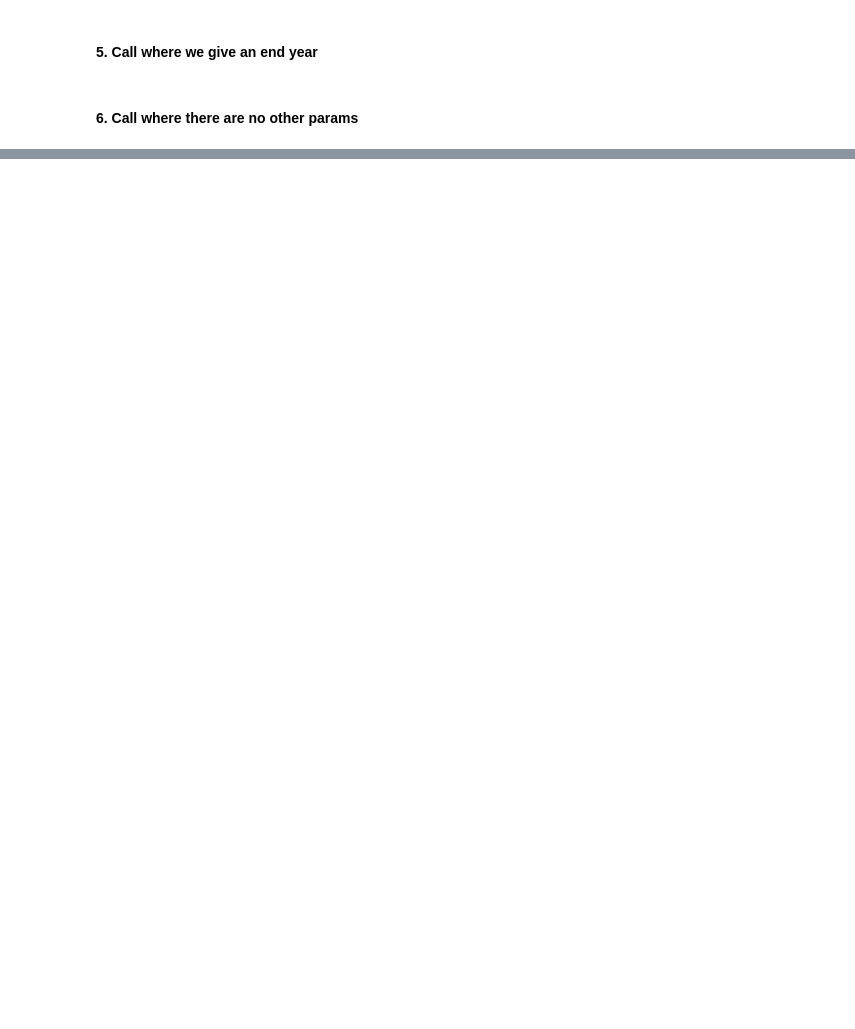
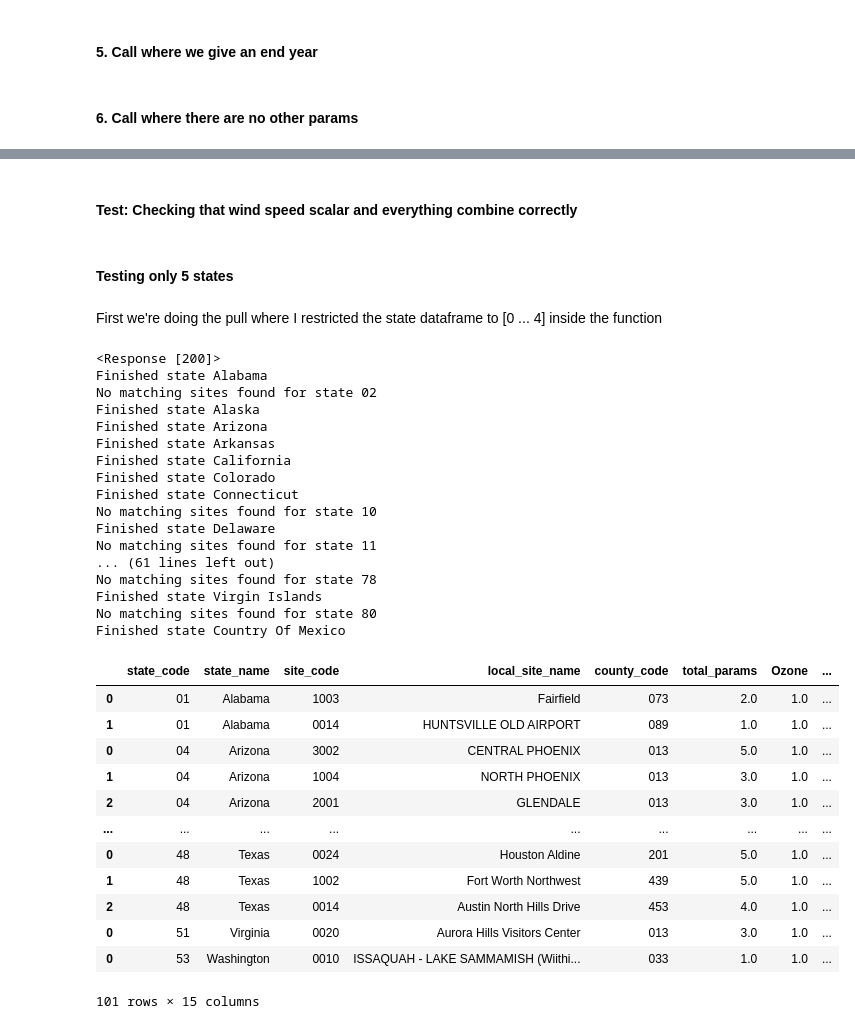
Before and after one commit to osrussell/atmospheric_chem_ML, a Jupyter notebook: test_suite.ipynb, the cells around one changed output, grey strips where cells are left out. Cells and saved outputs as stored; diff of their text form; code cells hidden in the pictures; blank space fills up the shorter version.

```diff
--- a/test_suite.ipynb
+++ b/test_suite.ipynb
@@ -350,0 +363,40 @@ TypeError: 'NoneType' object is not subscriptable
+# %% [markdown]
+#### Test: Checking that wind speed scalar and everything combine correctly
+# %% [markdown]
+#### Testing only 5 states
+# %% [markdown]
+First we're doing the pull where I restricted the state dataframe to [0 ... 4] inside the function
+# %%
+df_country = findsites.best_sites_country(1980)
+df_country
+# %% [output]
+<Response [200]>
+Finished state Alabama
+No matching sites found for state 02
+Finished state Alaska
+Finished state Arizona
+Finished state Arkansas
+Finished state California
+Finished state Colorado
+Finished state Connecticut
+No matching sites found for state 10
+Finished state Delaware
+No matching sites found for state 11
+... (61 lines left out)
+No matching sites found for state 78
+Finished state Virgin Islands
+No matching sites found for state 80
+Finished state Country Of Mexico
+|  | state_code | state_name | site_code | local_site_name | county_code | total_params | Ozone | ... |
+| 0 | 01 | Alabama | 1003 | Fairfield | 073 | 2.0 | 1.0 | ... |
+| 1 | 01 | Alabama | 0014 | HUNTSVILLE OLD AIRPORT | 089 | 1.0 | 1.0 | ... |
+| 0 | 04 | Arizona | 3002 | CENTRAL PHOENIX | 013 | 5.0 | 1.0 | ... |
+| 1 | 04 | Arizona | 1004 | NORTH PHOENIX | 013 | 3.0 | 1.0 | ... |
+| 2 | 04 | Arizona | 2001 | GLENDALE | 013 | 3.0 | 1.0 | ... |
+| ... | ... | ... | ... | ... | ... | ... | ... | ... |
+| 0 | 48 | Texas | 0024 | Houston Aldine | 201 | 5.0 | 1.0 | ... |
+| 1 | 48 | Texas | 1002 | Fort Worth Northwest | 439 | 5.0 | 1.0 | ... |
+| 2 | 48 | Texas | 0014 | Austin North Hills Drive | 453 | 4.0 | 1.0 | ... |
+| 0 | 51 | Virginia | 0020 | Aurora Hills Visitors Center | 013 | 3.0 | 1.0 | ... |
+| 0 | 53 | Washington | 0010 | ISSAQUAH - LAKE SAMMAMISH (Wiithi... | 033 | 1.0 | 1.0 | ... |
+101 rows × 15 columns
```
Also changed, not shown: parts of 34 cells of this notebook, 6 other files.
